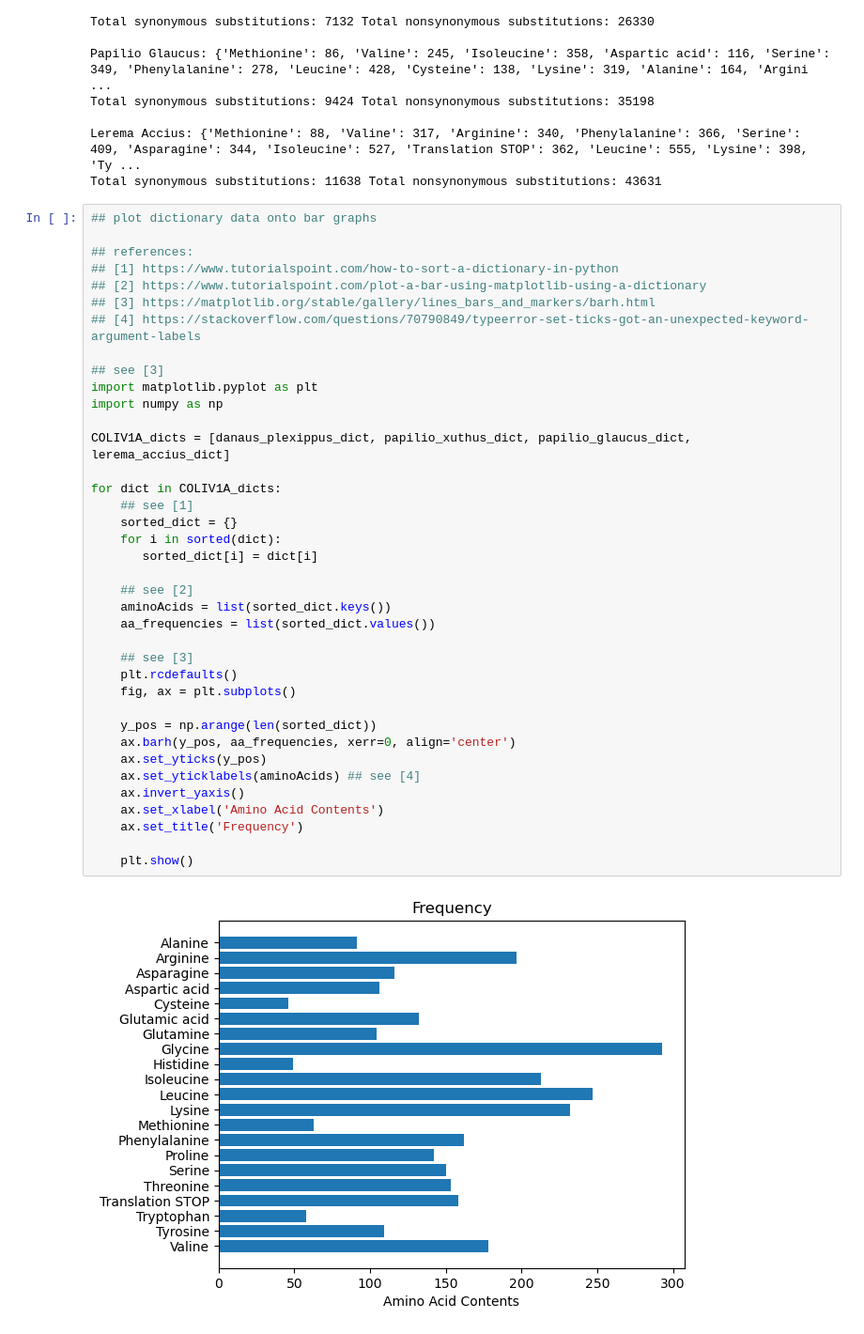
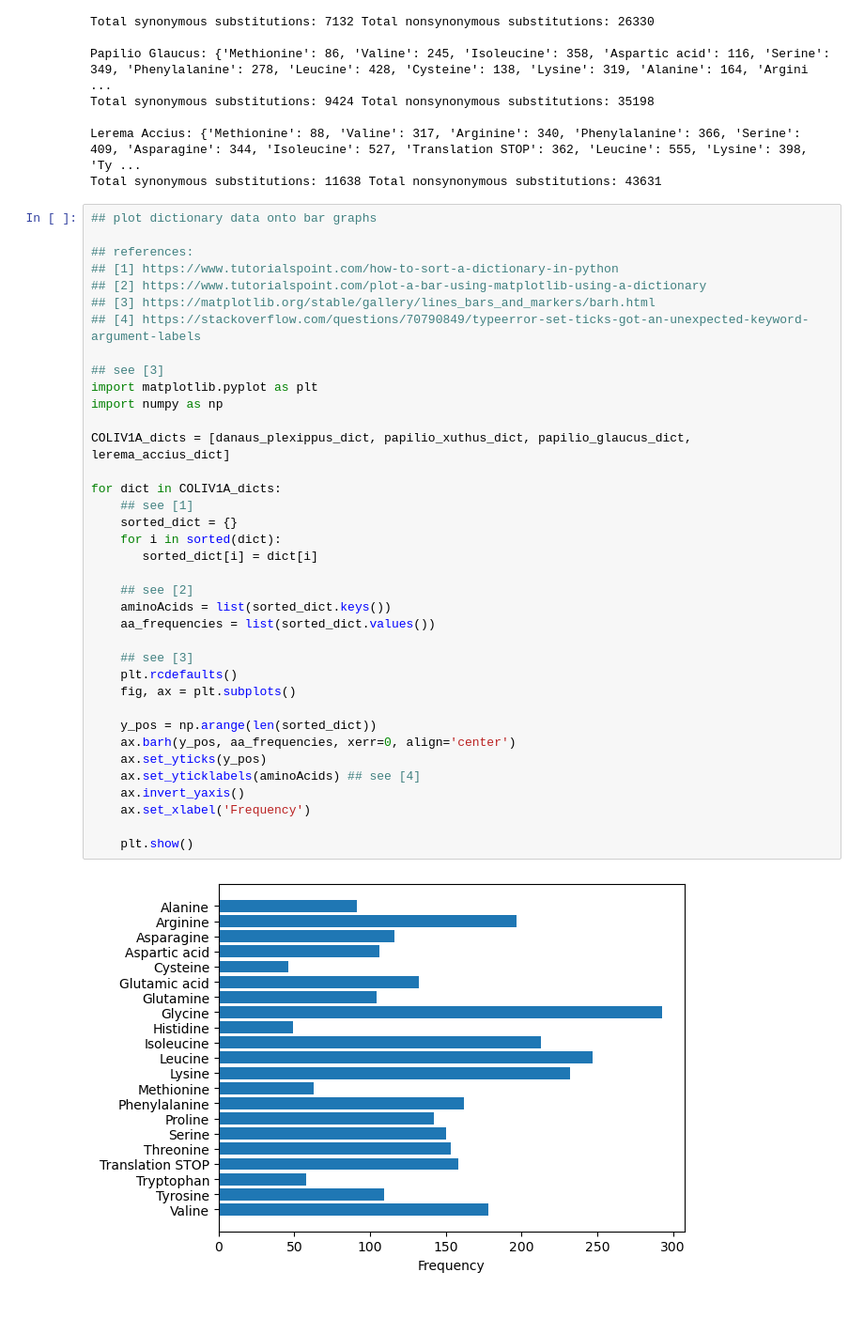
Before and after one commit to MartiTal/PythonAminoAcidAnalysis, a Jupyter notebook: AminoAcidAnalysisMethodsWithButterflyData.ipynb, the cells around one changed output. Shown at 94% size. Saved outputs shown, nothing was run; the diff lists cells and outputs as text; blank space fills up the shorter version.

Commit message:
Update bar graphs to fix labels/title

```diff
--- a/AminoAcidAnalysisMethodsWithButterflyData.ipynb
+++ b/AminoAcidAnalysisMethodsWithButterflyData.ipynb
@@ -457,33 +457,32 @@ Total synonymous substitutions: 11638 Total nonsynonymous substitutions: 43631
 ## [4] https://stackoverflow.com/questions/70790849/typeerror-set-ticks-got-an-unexpected-keyword-argument-labels
 
 ## see [3]
 import matplotlib.pyplot as plt
 import numpy as np
 
 COLIV1A_dicts = [danaus_plexippus_dict, papilio_xuthus_dict, papilio_glaucus_dict, lerema_accius_dict]
 
 for dict in COLIV1A_dicts:
     ## see [1]
     sorted_dict = {}
     for i in sorted(dict):
        sorted_dict[i] = dict[i]
 
     ## see [2]
     aminoAcids = list(sorted_dict.keys())
     aa_frequencies = list(sorted_dict.values())
 
     ## see [3]
     plt.rcdefaults()
     fig, ax = plt.subplots()
 
     y_pos = np.arange(len(sorted_dict))
     ax.barh(y_pos, aa_frequencies, xerr=0, align='center')
     ax.set_yticks(y_pos)
     ax.set_yticklabels(aminoAcids) ## see [4]
     ax.invert_yaxis()
-    ax.set_xlabel('Amino Acid Contents')
-    ax.set_title('Frequency')
+    ax.set_xlabel('Frequency')
 
     plt.show()
 # %% [output]
-[figure, old version]
+[figure, new version]
```
Also changed, not shown: parts of 1 cell of this notebook.
